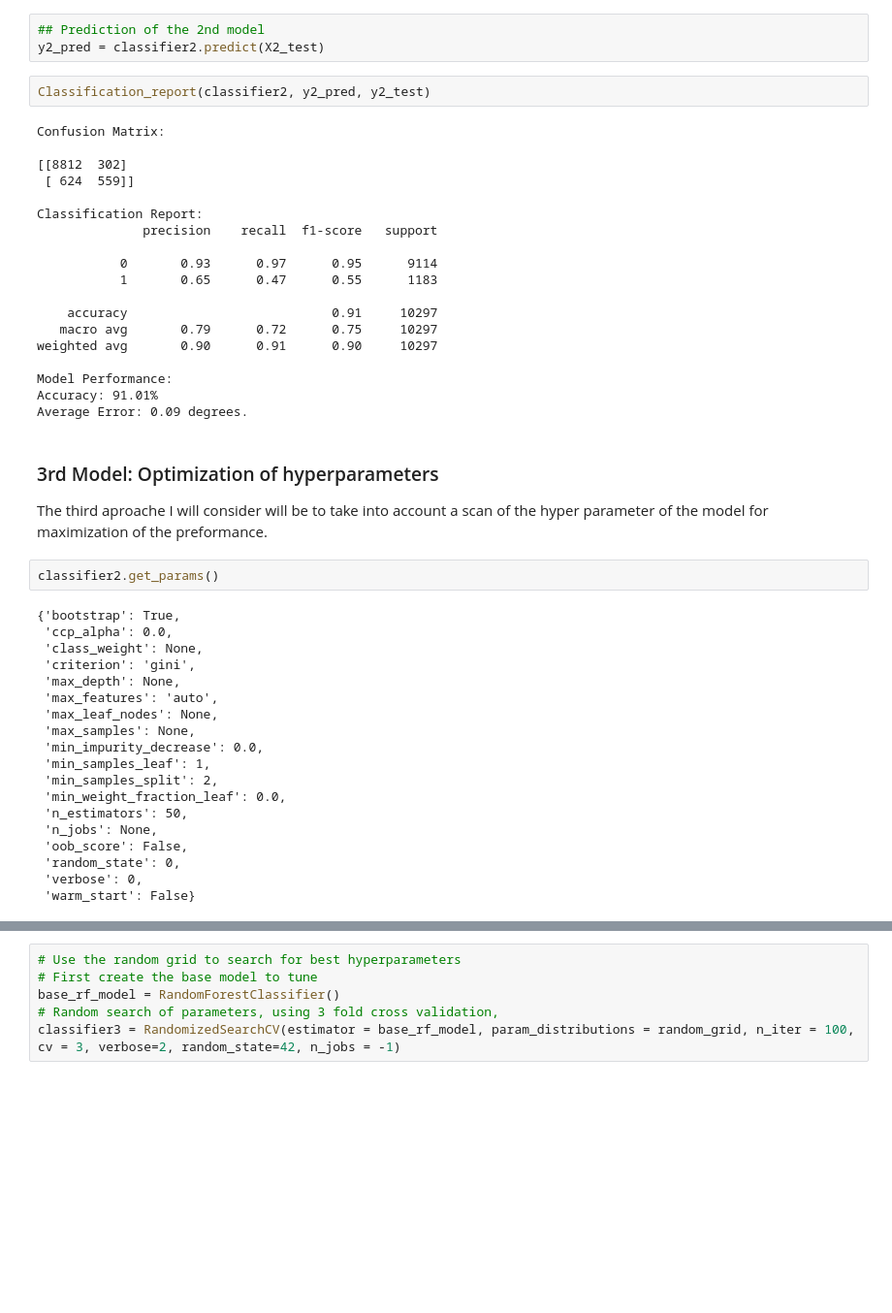
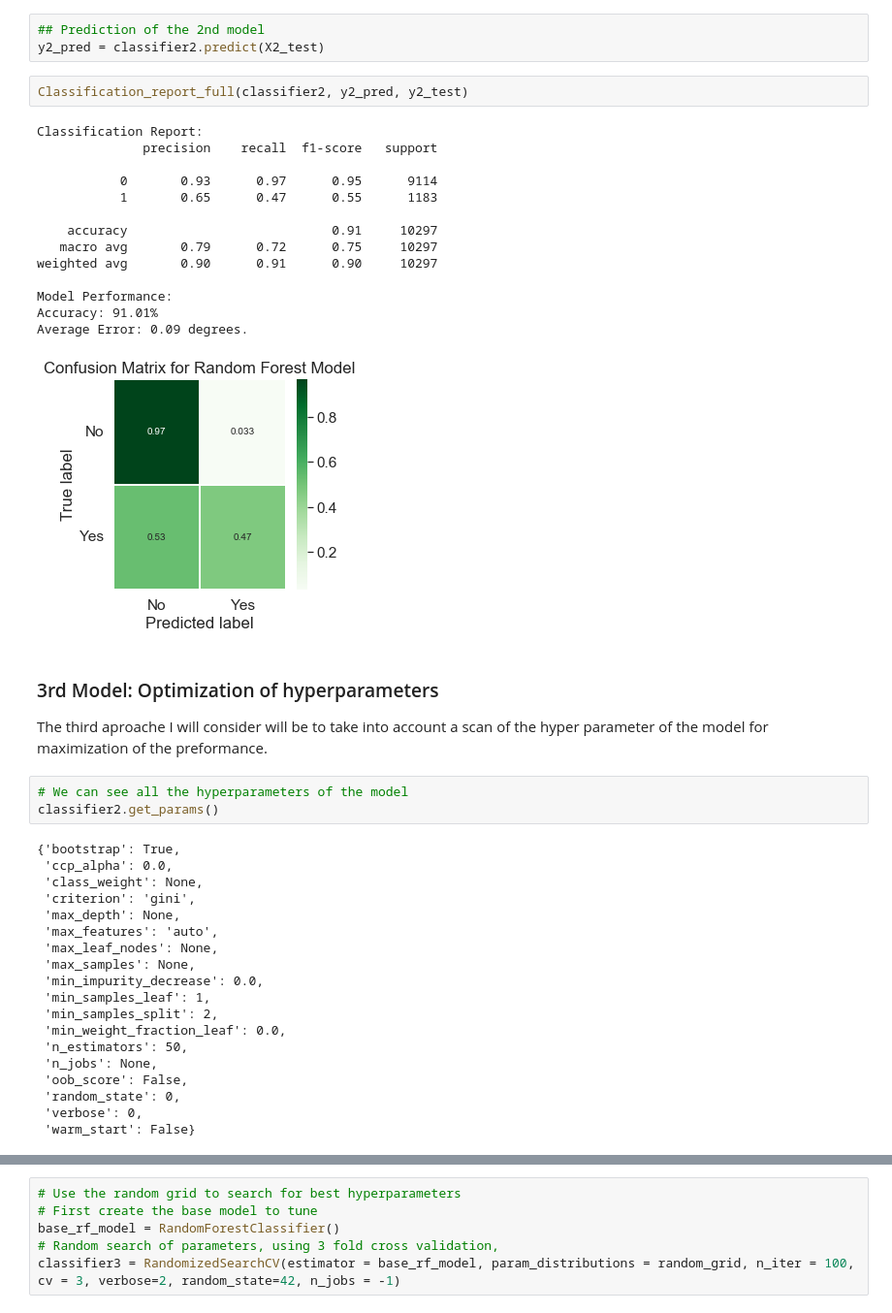
Before and after one commit to felipe-rojas-abatte/Marketing-Campaigns---kaggle, a Jupyter notebook: Main.ipynb, the cells around one changed output, grey strips where cells are left out. Shown at 97% size. Cells and saved outputs as stored; diff of their text form; blank space fills up the shorter version.

```diff
--- a/Untitled.ipynb
+++ b/Main.ipynb
@@ -212,48 +211,45 @@ RandomForestClassifier(n_estimators=50, random_state=0)
 ## Prediction of the 2nd model
 y2_pred = classifier2.predict(X2_test)
 # %%
-Classification_report(classifier2, y2_pred, y2_test)
+Classification_report_full(classifier2, y2_pred, y2_test)
 # %% [output]
-Confusion Matrix:
-
-[[8812  302]
- [ 624  559]]
-
 Classification Report:
               precision    recall  f1-score   support
 
            0       0.93      0.97      0.95      9114
            1       0.65      0.47      0.55      1183
 
     accuracy                           0.91     10297
    macro avg       0.79      0.72      0.75     10297
 weighted avg       0.90      0.91      0.90     10297
 
 Model Performance:
 Accuracy: 91.01%
 Average Error: 0.09 degrees.
+[figure, added]
 # %% [markdown]
 ### 3rd Model: Optimization of hyperparameters
 The third aproache I will consider will be to take into account a scan of the hyper parameter of the model for maximization of the preformance.
-# %%
-classifier2.get_params()
-# %% [output]
-{'bootstrap': True,
- 'ccp_alpha': 0.0,
- 'class_weight': None,
- 'criterion': 'gini',
- 'max_depth': None,
- 'max_features': 'auto',
- 'max_leaf_nodes': None,
- 'max_samples': None,
- 'min_impurity_decrease': 0.0,
- 'min_samples_leaf': 1,
- 'min_samples_split': 2,
- 'min_weight_fraction_leaf': 0.0,
- 'n_estimators': 50,
- 'n_jobs': None,
- 'oob_score': False,
- 'random_state': 0,
- 'verbose': 0,
- 'warm_start': False}
+# %%
+# We can see all the hyperparameters of the model
+classifier2.get_params()
+# %% [output]
+{'bootstrap': True,
+ 'ccp_alpha': 0.0,
+ 'class_weight': None,
+ 'criterion': 'gini',
+ 'max_depth': None,
+ 'max_features': 'auto',
+ 'max_leaf_nodes': None,
+ 'max_samples': None,
+ 'min_impurity_decrease': 0.0,
+ 'min_samples_leaf': 1,
+ 'min_samples_split': 2,
+ 'min_weight_fraction_leaf': 0.0,
+ 'n_estimators': 50,
+ 'n_jobs': None,
+ 'oob_score': False,
+ 'random_state': 0,
+ 'verbose': 0,
+ 'warm_start': False}
 # %%
```
Also changed, not shown: parts of 7 cells of this notebook, 4 other files.
